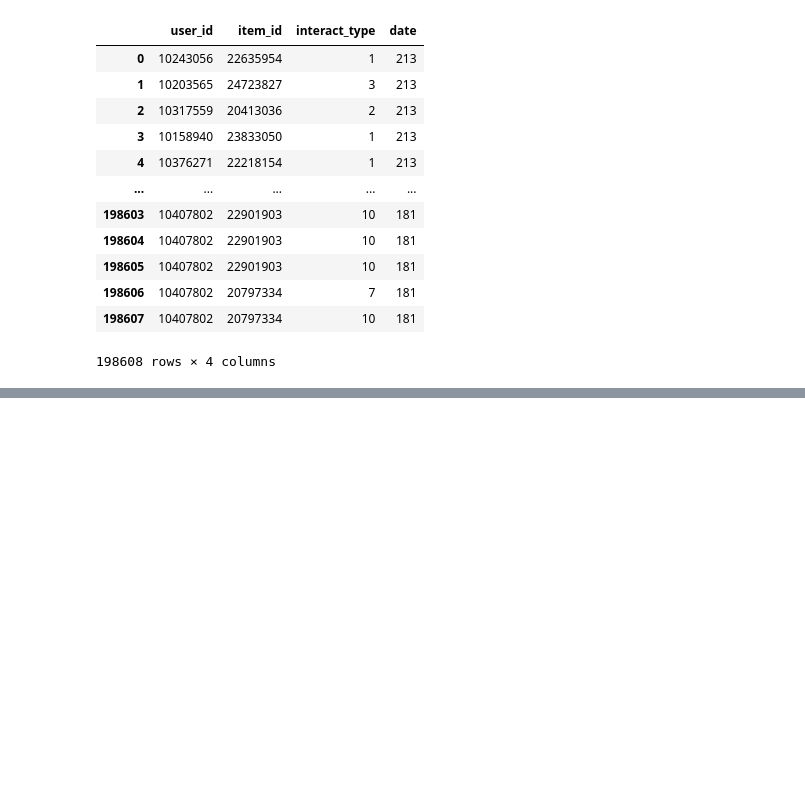
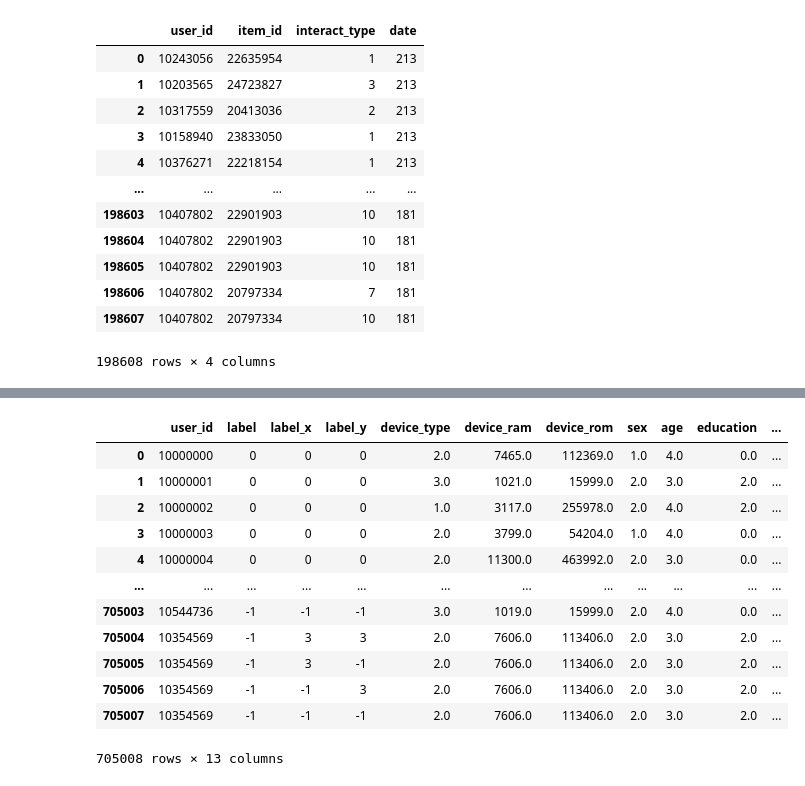
Before and after one commit to iszhangli/DataMining, a Jupyter notebook: j_AQiYi/data_explore.ipynb, the cells around one changed output, grey strips where cells are left out. Saved outputs shown, nothing was run; the diff lists cells and outputs as text; code cells hidden in the pictures; blank space fills up the shorter version.

```diff
--- a/j_AQiYi/data_explore.ipynb
+++ b/j_AQiYi/data_explore.ipynb
@@ -179,0 +387,6 @@ launch_grp
+# %%
+# tag_id target encoding
+df = user_playback.loc[(user_playback.label >= 0) & (user_playback.tag_list.notna()), ["tag_list", "label"]]
+tag_id_score = target_encoding("tag_list", df)
+tag_id_score.rename({"tag_list": "tag_id"}, axis=1, inplace=True)
+tag_id_score
@@ -179,0 +407,6 @@ launch_grp
+# %%
+# cast_id target encoding
+df = user_playback.loc[(user_playback.label >= 0) & (user_playback.cast.notna()), ["cast", "label"]]
+cast_id_score = target_encoding("cast", df)
+cast_id_score.rename({"cast": "cast_id"}, axis=1, inplace=True)
+cast_id_score
@@ -179,0 +542,8 @@ launch_grp
+# %%
+# get all target encoding to dict
+id_score = dict()
+id_score.update({x[1]: x[5] for x in father_id_score.itertuples()})
+id_score.update({x[1]: x[5] for x in tag_id_score.itertuples()})
+id_score.update({x[1]: x[5] for x in cast_id_score.itertuples()})
+id_score
+father_id_score.shape[0]+tag_id_score.shape[0]+cast_id_score.shape[0] == len(id_score)
@@ -179,0 +656,6 @@ launch_grp
+# %%
+user_port
+# user_port = pd.merge(data[["user_id", "label"]], user_port, how="left", on="user_id")
+df = user_port.loc[(user_port.label >= 0) & (user_port.territory_code.notna()), ["territory_code", "label"]]  # territory_code 用户的常驻地编号
+territory_score = target_encoding("territory_code", df)  # 这个的用处应该不大  所以目标变量的一个encoding
+territory_score
@@ -179,0 +676,24 @@ launch_grp
+# %%
+n1 = len(id_score)
+n1
+id_score.update({x[1]: x[5] for x in territory_score.itertuples()})
+n1 + territory_score.shape[0] == len(id_score)
+user_port["territory_score"] = user_port.territory_code.apply(lambda x: id_score.get(x, 0) if isinstance(x, str) else np.nan)
+portrait = user_port
+portrait["device_ram"] = portrait.device_ram.apply(lambda x: float(x.split(";")[0]) if isinstance(x, str) else np.nan)
+portrait["device_rom"] = portrait.device_rom.apply(lambda x: float(x.split(";")[0]) if isinstance(x, str) else np.nan)
+portrait
+# %% [output]
+|  | user_id | label | label_x | label_y | device_type | device_ram | device_rom | sex | age | education | ... |
+| 0 | 10000000 | 0 | 0 | 0 | 2.0 | 7465.0 | 112369.0 | 1.0 | 4.0 | 0.0 | ... |
+| 1 | 10000001 | 0 | 0 | 0 | 3.0 | 1021.0 | 15999.0 | 2.0 | 3.0 | 2.0 | ... |
+| 2 | 10000002 | 0 | 0 | 0 | 1.0 | 3117.0 | 255978.0 | 2.0 | 4.0 | 2.0 | ... |
+| 3 | 10000003 | 0 | 0 | 0 | 2.0 | 3799.0 | 54204.0 | 1.0 | 4.0 | 0.0 | ... |
+| 4 | 10000004 | 0 | 0 | 0 | 2.0 | 11300.0 | 463992.0 | 2.0 | 3.0 | 0.0 | ... |
+| ... | ... | ... | ... | ... | ... | ... | ... | ... | ... | ... | ... |
+| 705003 | 10544736 | -1 | -1 | -1 | 3.0 | 1019.0 | 15999.0 | 2.0 | 4.0 | 0.0 | ... |
+| 705004 | 10354569 | -1 | 3 | 3 | 2.0 | 7606.0 | 113406.0 | 2.0 | 3.0 | 2.0 | ... |
+| 705005 | 10354569 | -1 | 3 | -1 | 2.0 | 7606.0 | 113406.0 | 2.0 | 3.0 | 2.0 | ... |
+| 705006 | 10354569 | -1 | -1 | 3 | 2.0 | 7606.0 | 113406.0 | 2.0 | 3.0 | 2.0 | ... |
+| 705007 | 10354569 | -1 | -1 | -1 | 2.0 | 7606.0 | 113406.0 | 2.0 | 3.0 | 2.0 | ... |
+705008 rows × 13 columns
```
Also changed, not shown: parts of 43 cells of this notebook.
